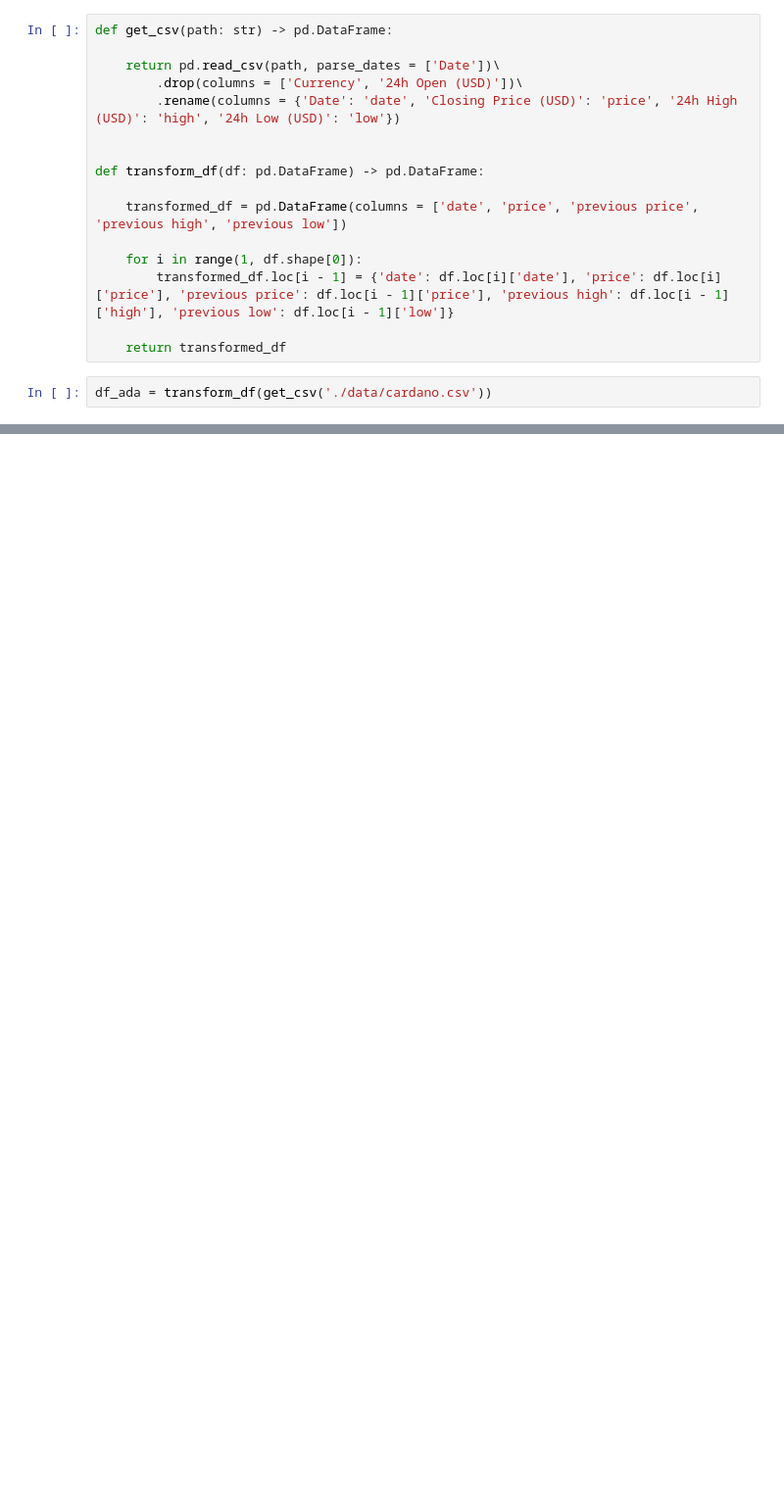
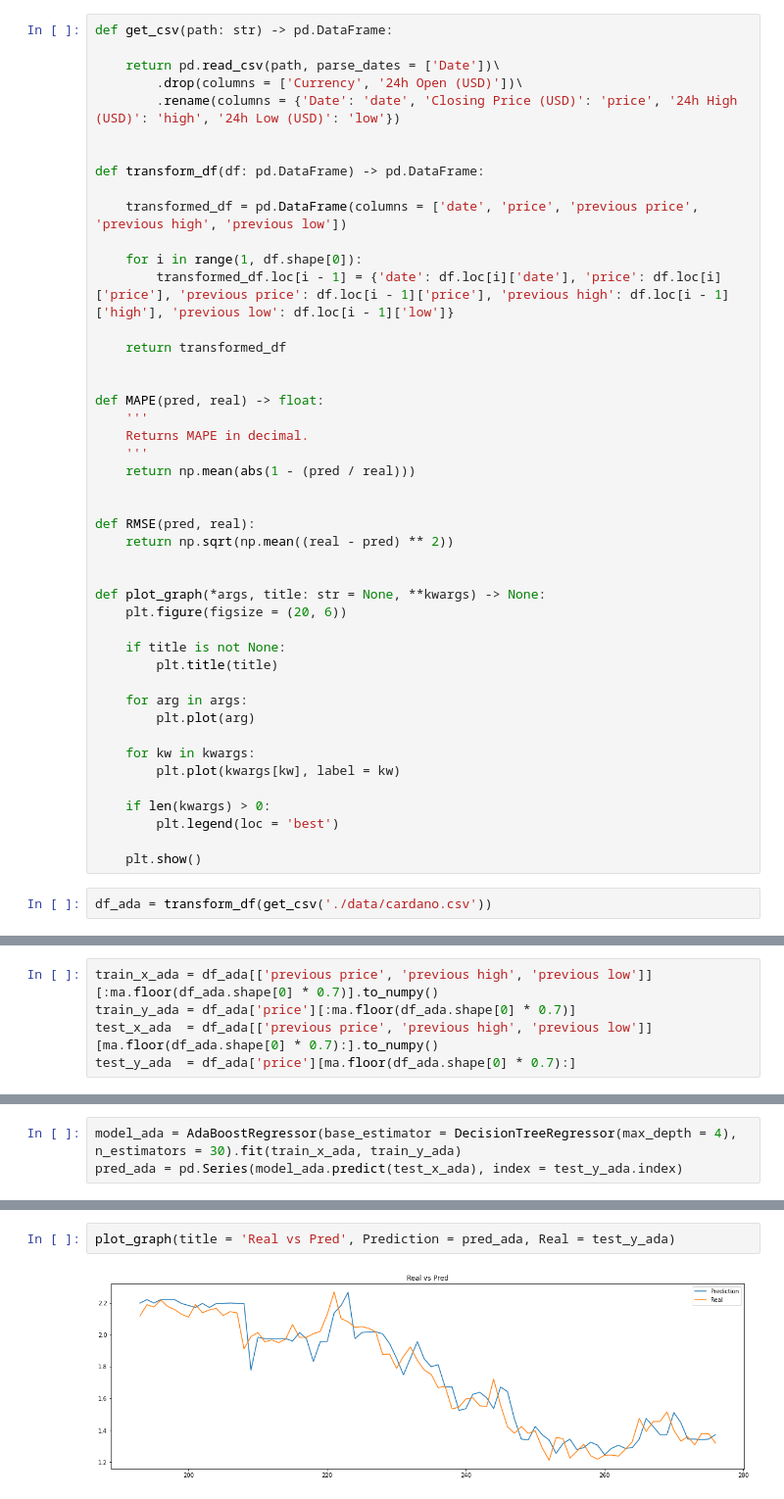
Before and after one commit to nabebako/Crypto-Price-Prediction-Model, a Jupyter notebook: adaboost-regression.ipynb, the cells around one changed output, grey strips where cells are left out. Shown at 98% size. Saved outputs shown, nothing was run; the diff lists cells and outputs as text; blank space fills up the shorter version.

```diff
--- a/adaboost-regression.ipynb
+++ b/adaboost-regression.ipynb
@@ -23,5 +31,34 @@ def transform_df(df: pd.DataFrame) -> pd.DataFrame:
         transformed_df.loc[i - 1] = {'date': df.loc[i]['date'], 'price': df.loc[i]['price'], 'previous price': df.loc[i - 1]['price'], 'previous high': df.loc[i - 1]['high'], 'previous low': df.loc[i - 1]['low']}
 
     return transformed_df
+
+
+def MAPE(pred, real) -> float:
+    '''
+    Returns MAPE in decimal.
+    '''
+    return np.mean(abs(1 - (pred / real)))
+
+
+def RMSE(pred, real):
+    return np.sqrt(np.mean((real - pred) ** 2))
+
+
+def plot_graph(*args, title: str = None, **kwargs) -> None:
+    plt.figure(figsize = (20, 6))
+
+    if title is not None:
+        plt.title(title)
+
+    for arg in args:
+        plt.plot(arg)
+
+    for kw in kwargs:
+        plt.plot(kwargs[kw], label = kw)
+
+    if len(kwargs) > 0:
+        plt.legend(loc = 'best')
+
+    plt.show()
 # %%
 df_ada = transform_df(get_csv('./data/cardano.csv'))
@@ -160,0 +69,5 @@ MAPE(rolling_ada, df_ada['price'][ma.floor(df_ada.shape[0] * 0.7):])
+# %%
+train_x_ada = df_ada[['previous price', 'previous high', 'previous low']][:ma.floor(df_ada.shape[0] * 0.7)].to_numpy()
+train_y_ada = df_ada['price'][:ma.floor(df_ada.shape[0] * 0.7)]
+test_x_ada  = df_ada[['previous price', 'previous high', 'previous low']][ma.floor(df_ada.shape[0] * 0.7):].to_numpy()
+test_y_ada  = df_ada['price'][ma.floor(df_ada.shape[0] * 0.7):]
@@ -160,0 +78,3 @@ MAPE(rolling_ada, df_ada['price'][ma.floor(df_ada.shape[0] * 0.7):])
+# %%
+model_ada = AdaBoostRegressor(base_estimator = DecisionTreeRegressor(max_depth = 4), n_estimators = 30).fit(train_x_ada, train_y_ada)
+pred_ada = pd.Series(model_ada.predict(test_x_ada), index = test_y_ada.index)
@@ -160,0 +85,4 @@ MAPE(rolling_ada, df_ada['price'][ma.floor(df_ada.shape[0] * 0.7):])
+# %%
+plot_graph(title = 'Real vs Pred', Prediction = pred_ada, Real = test_y_ada)
+# %% [output]
+[figure, added]
```
Also changed, not shown: parts of 40 cells of this notebook, 2 other files.
